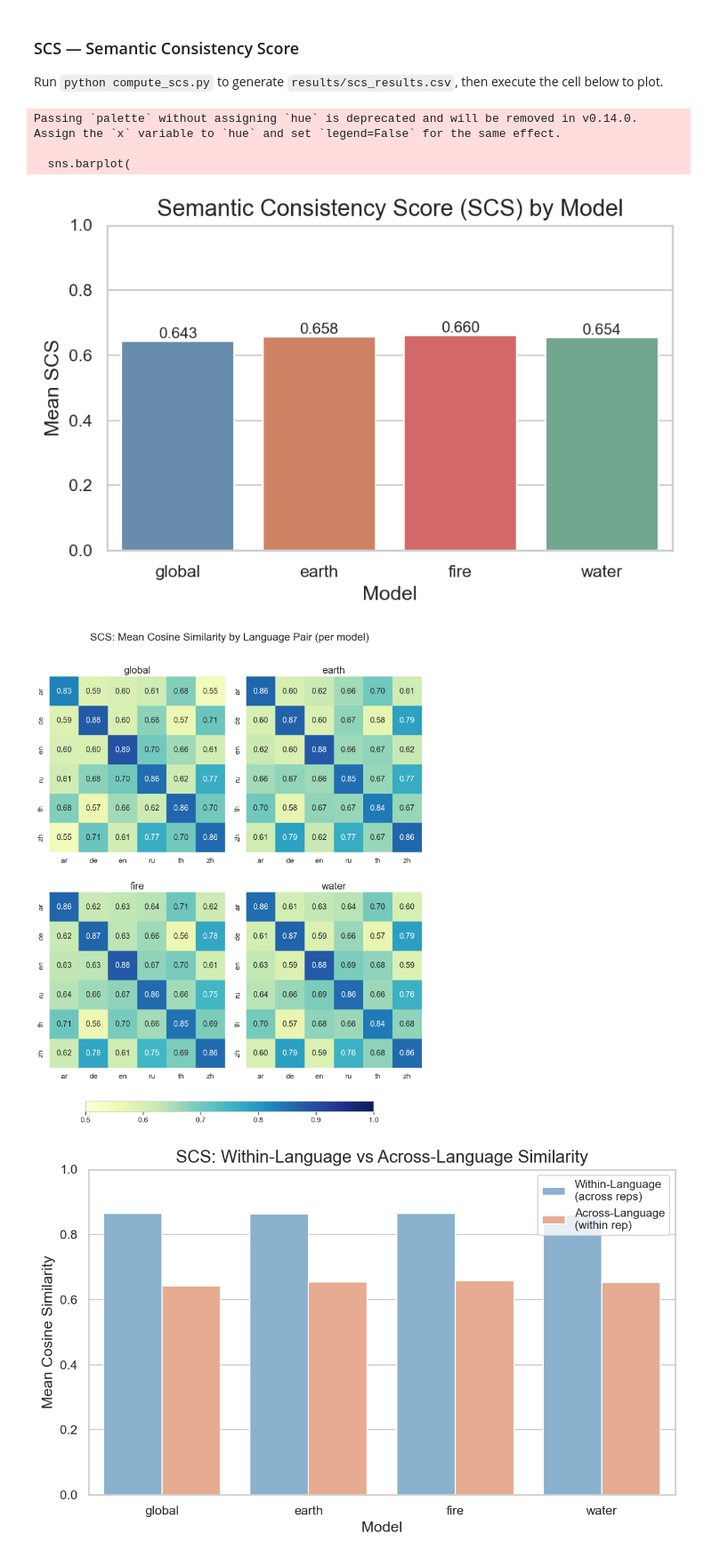
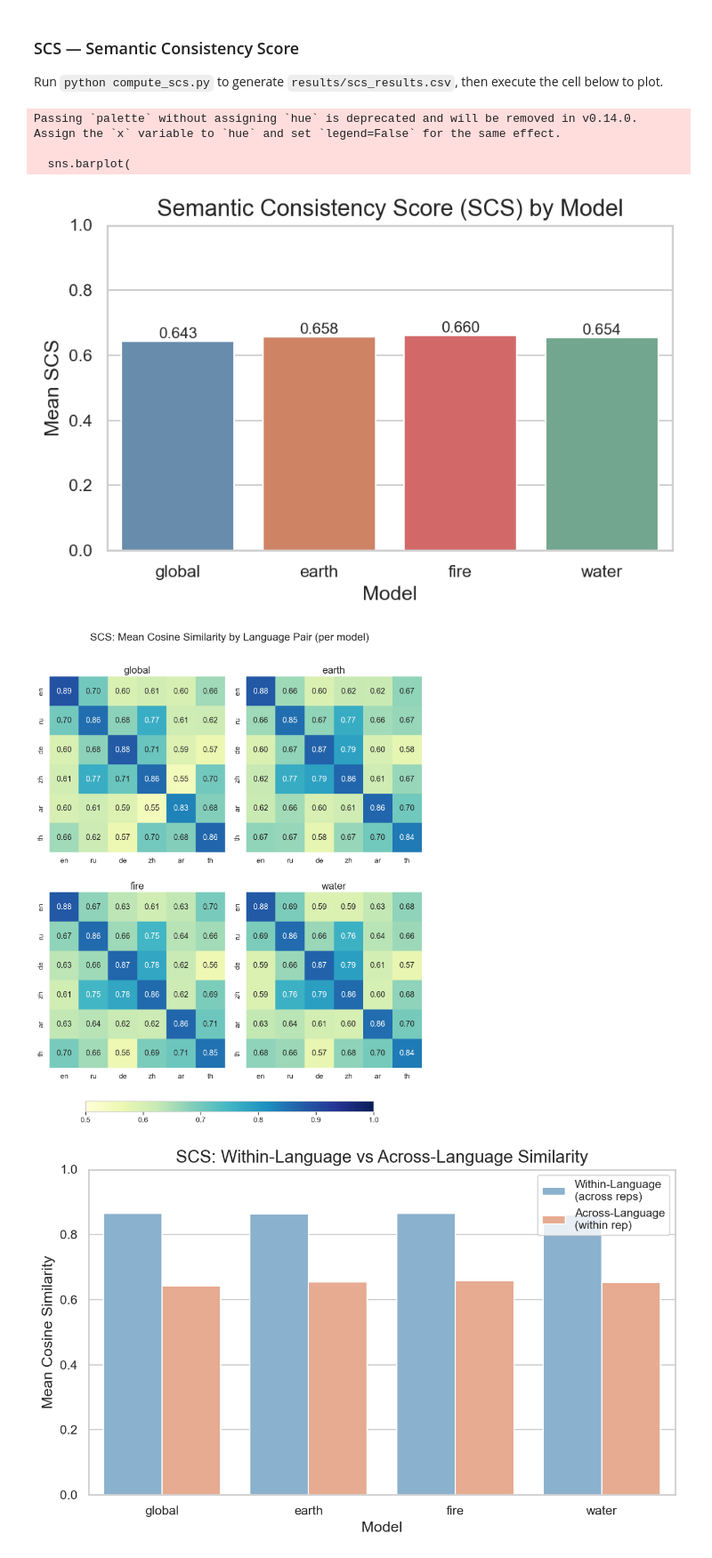
Before and after one commit to sinemmy/TinyAya_MapHallu, a Jupyter notebook: run_analysis/analysis.ipynb, the cells around one changed output. Shown at 89% size. Cells and saved outputs as stored; diff of their text form; code cells hidden in the pictures.

Commit message:
reordered languages by resource level

```diff
--- a/run_analysis/analysis.ipynb
+++ b/run_analysis/analysis.ipynb
@@ -36,7 +36,9 @@ MODEL_PALETTE = {
     "water": "#6BAE8E",
 }
 MODEL_ORDER = ["global", "earth", "fire", "water"]
-LANG_ORDER = ["en", "ar", "de", "ru", "th", "zh"]
+# Order: High → Med → Low resource
+LANG_ORDER = ["en", "ru", "de", "zh", "ar", "th"]
+XNLI_LANGS = ["en", "ru", "de", "zh", "ar", "th", "hi", "sw"]
 
 
 def short_model(name: str) -> str:
@@ -188,7 +253,6 @@ plt.show()
 # %%
 # CMDR across languages (per model): label disagreement between language pairs
 # Average heatmaps across all reps
-XNLI_LANGS = sorted(xnli_base["language"].unique())
 
 fig, axes = plt.subplots(2, 2, figsize=(12, 13))
 fig.subplots_adjust(wspace=0.12, hspace=0.2, bottom=0.12)
@@ -463,7 +527,7 @@ else:
     if scs_pairs_path.exists():
         scs_pairs = pd.read_csv(scs_pairs_path)
         within_lang = pd.read_csv(within_path) if within_path.exists() else None
-        pair_langs = sorted(set(scs_pairs["lang1"]) | set(scs_pairs["lang2"]))
+        pair_langs = LANG_ORDER
 
         fig, axes = plt.subplots(2, 2, figsize=(12, 13))
         fig.subplots_adjust(wspace=0.12, hspace=0.2, bottom=0.12)
@@ -475,34 +539,34 @@ else:
                 mat.loc[l1, l2] = val
                 mat.loc[l2, l1] = val
             # Fill diagonal with within-language similarity
             if within_lang is not None:
                 wm = within_lang[within_lang["model"] == model].groupby("language")["mean_sim"].mean()
                 for lang in pair_langs:
                     if lang in wm.index:
                         mat.loc[lang, lang] = wm[lang]
             sns.heatmap(mat.astype(float), annot=True, fmt=".2f", cmap="YlGnBu",
                         vmin=0.5, vmax=1.0, ax=ax, cbar=False,
                         square=True, annot_kws={"size": 14})
             ax.set_title(model, fontsize=18)
             ax.tick_params(labelsize=13)
 
         # Shared colorbar at the bottom, outside the subplots
         cbar_ax = fig.add_axes([0.2, 0.04, 0.6, 0.02])  # [left, bottom, width, height]
         norm = plt.Normalize(vmin=0.5, vmax=1.0)
         sm = plt.cm.ScalarMappable(cmap="YlGnBu", norm=norm)
         sm.set_array([])
         cbar = fig.colorbar(sm, cax=cbar_ax, orientation="horizontal")
         cbar.ax.tick_params(labelsize=13)
 
         fig.suptitle("SCS: Mean Cosine Similarity by Language Pair (per model)", fontsize=19, y=0.96)
         fig.savefig(OUTPUT_DIR / "scs_lang_pair_heatmaps.png", bbox_inches="tight")
         plt.show()
 # %% [output]
 Passing `palette` without assigning `hue` is deprecated and will be removed in v0.14.0. Assign the `x` variable to `hue` and set `legend=False` for the same effect.
 
   sns.barplot(
 [figure]
-[figure, old version]
+[figure, new version]
 # %%
 # SCS: Within-language similarity (across reps) vs Across-language similarity (within rep)
 within_path = Path("results/scs_within_lang.csv")
```
Also changed, not shown: parts of 9 cells of this notebook, 13 other files.
